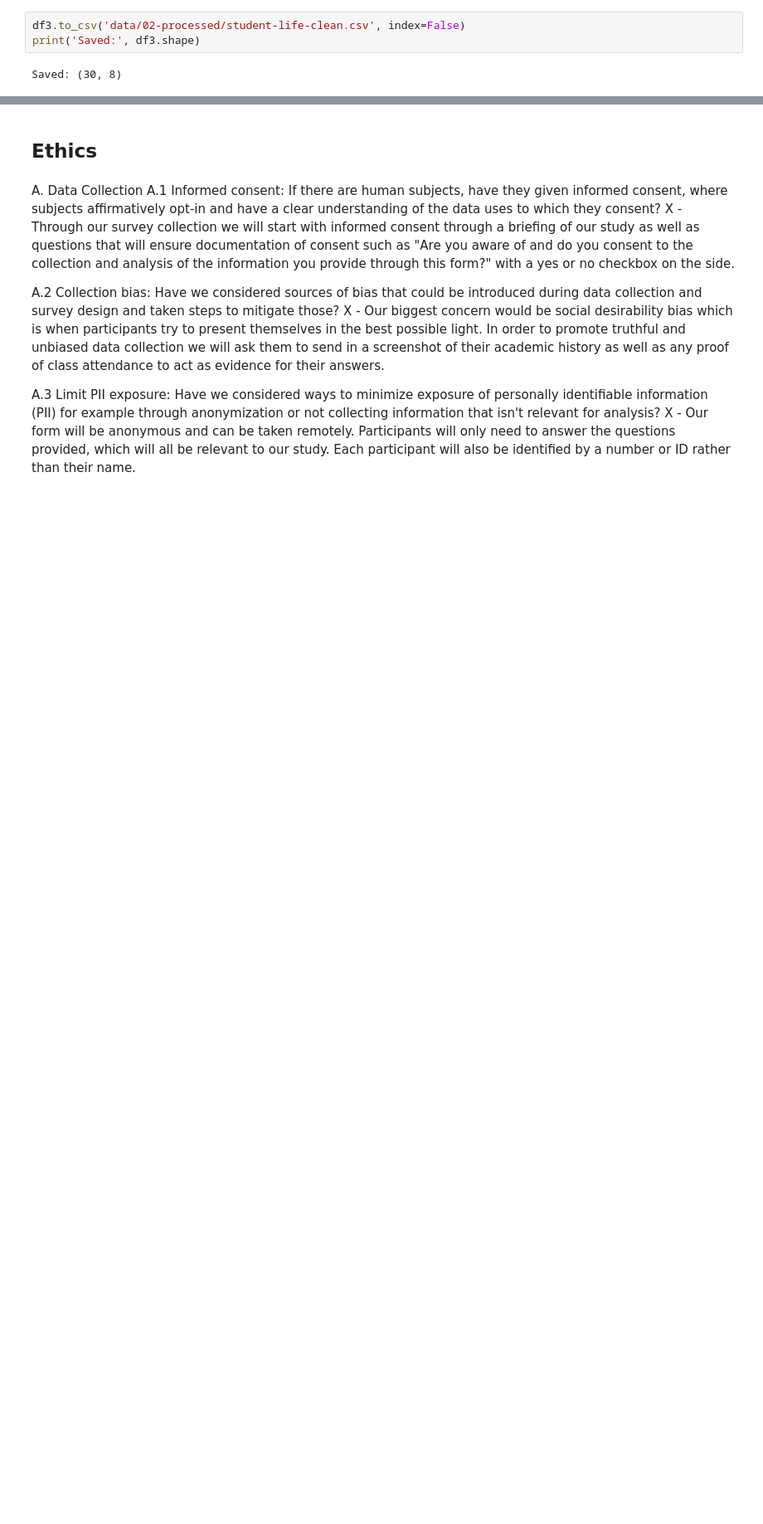
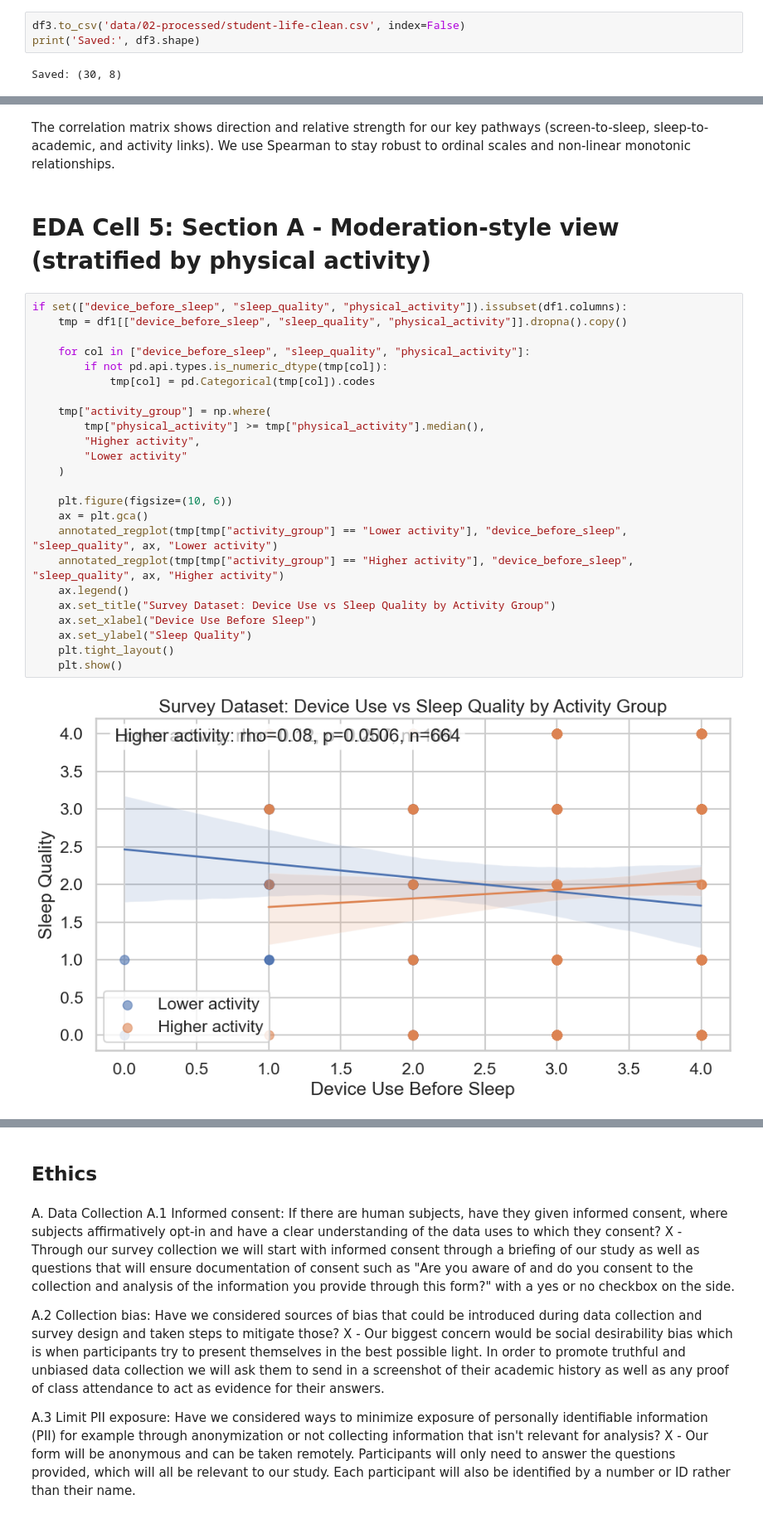
Before and after one commit to COGS108/Group097_WI26, a Jupyter notebook: 02-EDACheckpoint.ipynb, the cells around one changed output, grey strips where cells are left out. Shown at 83% size. Cells and saved outputs as stored; diff of their text form; blank space fills up the shorter version.

```diff
--- a/02-EDACheckpoint.ipynb
+++ b/02-EDACheckpoint.ipynb
@@ -778,0 +864,30 @@ Some more words and stuff.  Remember notebooks work best if you interleave the c
+# %% [markdown]
+The correlation matrix shows direction and relative strength for our key pathways (screen-to-sleep, sleep-to-academic, and activity links). We use Spearman to stay robust to ordinal scales and non-linear monotonic relationships.
+# %% [markdown]
+# EDA Cell 5: Section A - Moderation-style view (stratified by physical activity)
+# %%
+if set(["device_before_sleep", "sleep_quality", "physical_activity"]).issubset(df1.columns):
+    tmp = df1[["device_before_sleep", "sleep_quality", "physical_activity"]].dropna().copy()
+
+    for col in ["device_before_sleep", "sleep_quality", "physical_activity"]:
+        if not pd.api.types.is_numeric_dtype(tmp[col]):
+            tmp[col] = pd.Categorical(tmp[col]).codes
+
+    tmp["activity_group"] = np.where(
+        tmp["physical_activity"] >= tmp["physical_activity"].median(),
+        "Higher activity",
+        "Lower activity"
+    )
+
+    plt.figure(figsize=(10, 6))
+    ax = plt.gca()
+    annotated_regplot(tmp[tmp["activity_group"] == "Lower activity"], "device_before_sleep", "sleep_quality", ax, "Lower activity")
+    annotated_regplot(tmp[tmp["activity_group"] == "Higher activity"], "device_before_sleep", "sleep_quality", ax, "Higher activity")
+    ax.legend()
+    ax.set_title("Survey Dataset: Device Use vs Sleep Quality by Activity Group")
+    ax.set_xlabel("Device Use Before Sleep")
+    ax.set_ylabel("Sleep Quality")
+    plt.tight_layout()
+    plt.show()
+# %% [output]
+[figure, added]
```
Also changed, not shown: parts of 36 cells of this notebook, 1 other file.
